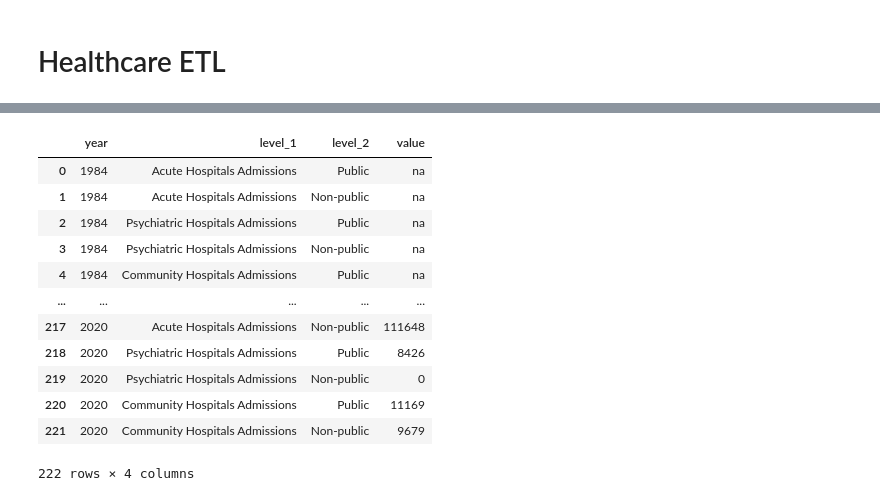
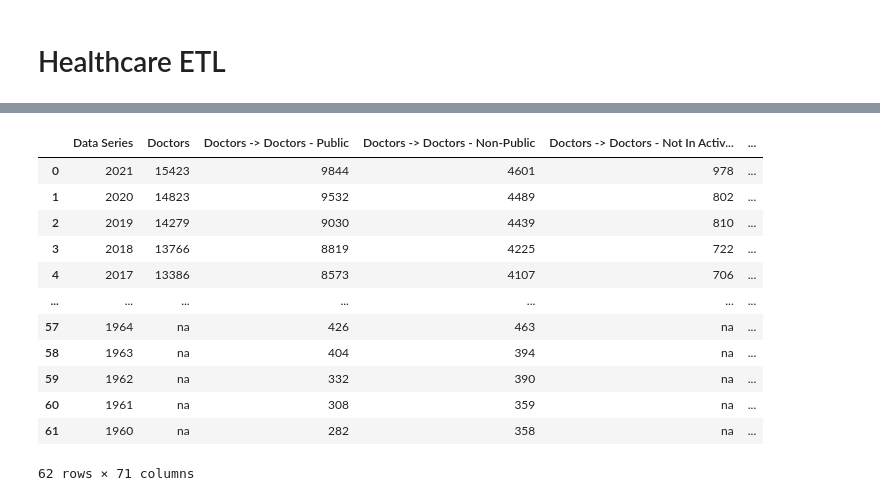
Before and after one commit to R-otato/Healthcare-ETL, a Jupyter notebook: ETL.ipynb, the cells around one changed output, grey strips where cells are left out. Saved outputs shown, nothing was run; the diff lists cells and outputs as text; code cells hidden in the pictures.

```diff
--- a/ETL.ipynb
+++ b/ETL.ipynb
@@ -6,7 +7,5 @@ import pandas as pd
 # %%
 #Load data
-#Choose either one of this
-admissions=pd.read_csv('https://raw.githubusercontent.com/R-otato/Healthcare-ETL/main/Data/hospital-admissions-and-public-sector-outpatient-attendances-annual.csv')
-admissions_by_sector=pd.read_csv('https://raw.githubusercontent.com/R-otato/Healthcare-ETL/main/Data/hospital-admissions-by-sector-annual.csv')
-
-#Two more datasets to pick from
+personnel=pd.read_csv('https://raw.githubusercontent.com/R-otato/Healthcare-ETL/main/Data/healthcareStaff.csv')
+beds=pd.read_csv('https://raw.githubusercontent.com/R-otato/Healthcare-ETL/main/Data/beds.csv')
+admissions=pd.read_csv('https://raw.githubusercontent.com/R-otato/Healthcare-ETL/main/Data/admission.csv')
@@ -29,16 +12,16 @@ admissions
-# %%
-admissions_by_sector
-# %% [output]
-|  | year | level_1 | level_2 | value |
-| 0 | 1984 | Acute Hospitals Admissions | Public | na |
-| 1 | 1984 | Acute Hospitals Admissions | Non-public | na |
-| 2 | 1984 | Psychiatric Hospitals Admissions | Public | na |
-| 3 | 1984 | Psychiatric Hospitals Admissions | Non-public | na |
-| 4 | 1984 | Community Hospitals Admissions | Public | na |
-| ... | ... | ... | ... | ... |
-| 217 | 2020 | Acute Hospitals Admissions | Non-public | 111648 |
-| 218 | 2020 | Psychiatric Hospitals Admissions | Public | 8426 |
-| 219 | 2020 | Psychiatric Hospitals Admissions | Non-public | 0 |
-| 220 | 2020 | Community Hospitals Admissions | Public | 11169 |
-| 221 | 2020 | Community Hospitals Admissions | Non-public | 9679 |
-222 rows × 4 columns
+# %%
+personnel
+# %% [output]
+|  | Data Series | Doctors | Doctors -> Doctors - Public | Doctors -> Doctors - Non-Public | Doctors -> Doctors - Not In Activ... | ... |
+| 0 | 2021 | 15423 | 9844 | 4601 | 978 | ... |
+| 1 | 2020 | 14823 | 9532 | 4489 | 802 | ... |
+| 2 | 2019 | 14279 | 9030 | 4439 | 810 | ... |
+| 3 | 2018 | 13766 | 8819 | 4225 | 722 | ... |
+| 4 | 2017 | 13386 | 8573 | 4107 | 706 | ... |
+| ... | ... | ... | ... | ... | ... | ... |
+| 57 | 1964 | na | 426 | 463 | na | ... |
+| 58 | 1963 | na | 404 | 394 | na | ... |
+| 59 | 1962 | na | 332 | 390 | na | ... |
+| 60 | 1961 | na | 308 | 359 | na | ... |
+| 61 | 1960 | na | 282 | 358 | na | ... |
+62 rows × 71 columns
```
Also changed, not shown: parts of 4 cells of this notebook.
